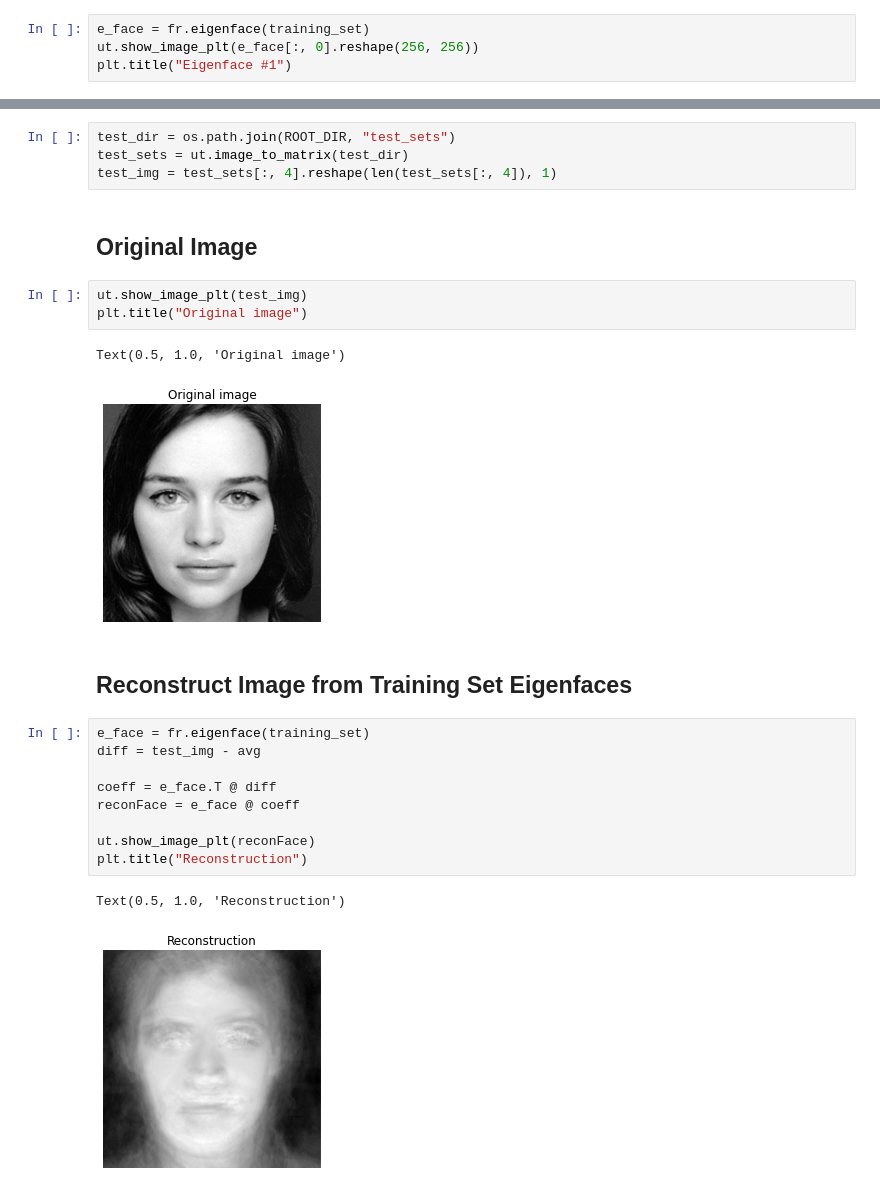
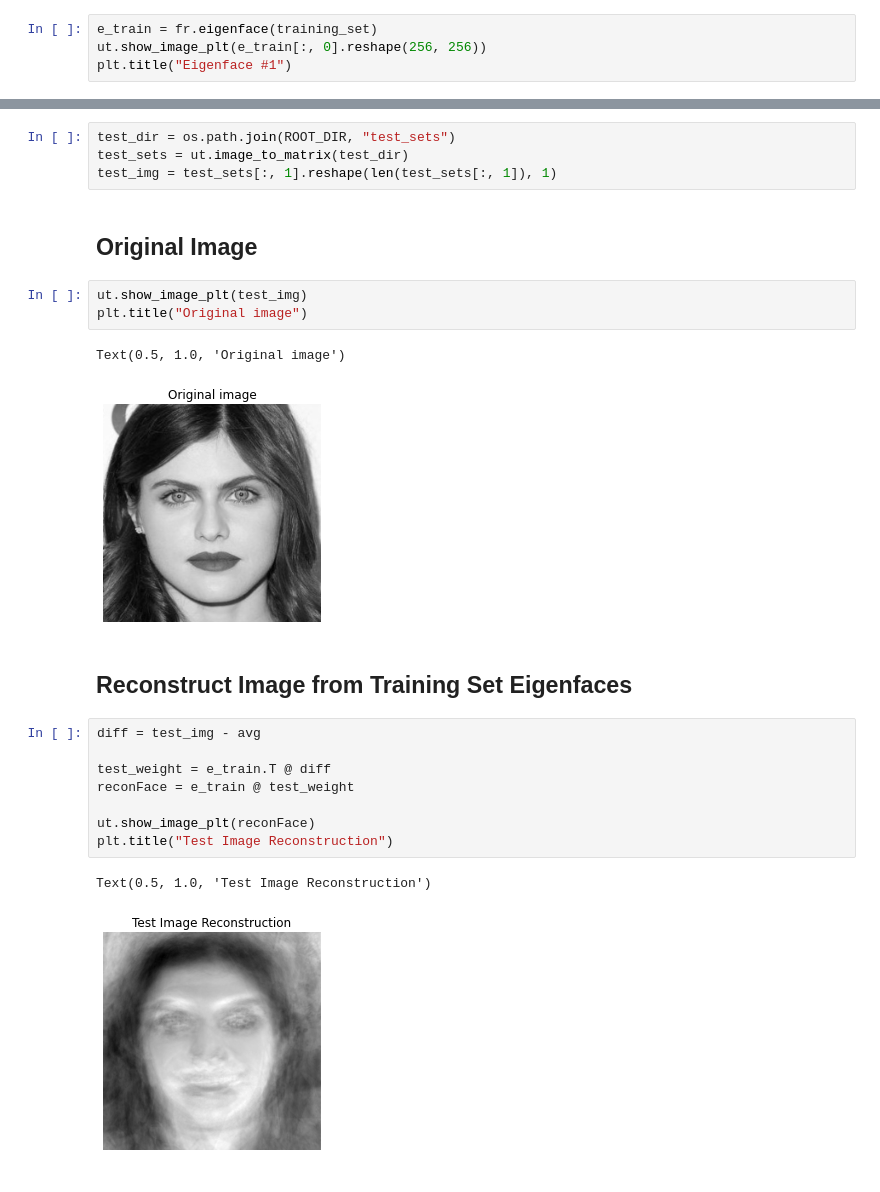
Before and after one commit to AlifioDitya/Algeo02-21142, a Jupyter notebook: src/main.ipynb, the cells around one changed output, grey strips where cells are left out. Drawn from its saved outputs; the diff is of its cells as text.

```diff
--- a/src/main.ipynb
+++ b/src/main.ipynb
@@ -35,5 +36,5 @@ Text(0.5, 1.0, 'Average Face')
 # %%
-e_face = fr.eigenface(training_set)
-ut.show_image_plt(e_face[:, 0].reshape(256, 256))
+e_train = fr.eigenface(training_set)
+ut.show_image_plt(e_train[:, 0].reshape(256, 256))
 plt.title("Eigenface #1")
 # %% [output]
@@ -46,7 +59,7 @@ Text(0.5, 1.0, 'Eigenface #6')
 # %%
 test_dir = os.path.join(ROOT_DIR, "test_sets")
 test_sets = ut.image_to_matrix(test_dir)
-test_img = test_sets[:, 4].reshape(len(test_sets[:, 4]), 1)
+test_img = test_sets[:, 1].reshape(len(test_sets[:, 1]), 1)
 # %% [markdown]
 ## Original Image
 # %%
@@ -54,18 +67,17 @@ ut.show_image_plt(test_img)
 plt.title("Original image")
 # %% [output]
 Text(0.5, 1.0, 'Original image')
-[figure, old version]
+[figure, new version]
 # %% [markdown]
 ## Reconstruct Image from Training Set Eigenfaces
 # %%
-e_face = fr.eigenface(training_set)
 diff = test_img - avg
 
-coeff = e_face.T @ diff
-reconFace = e_face @ coeff
+test_weight = e_train.T @ diff
+reconFace = e_train @ test_weight
 
 ut.show_image_plt(reconFace)
-plt.title("Reconstruction")
+plt.title("Test Image Reconstruction")
 # %% [output]
-Text(0.5, 1.0, 'Reconstruction')
+Text(0.5, 1.0, 'Test Image Reconstruction')
-[figure, old version]
+[figure, new version]
```
Also changed, not shown: parts of 7 cells of this notebook.
